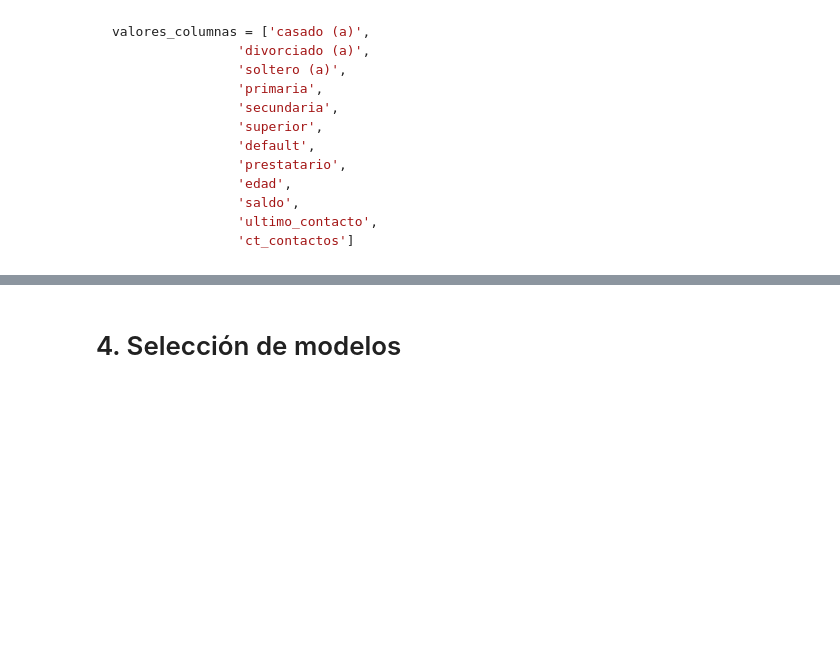
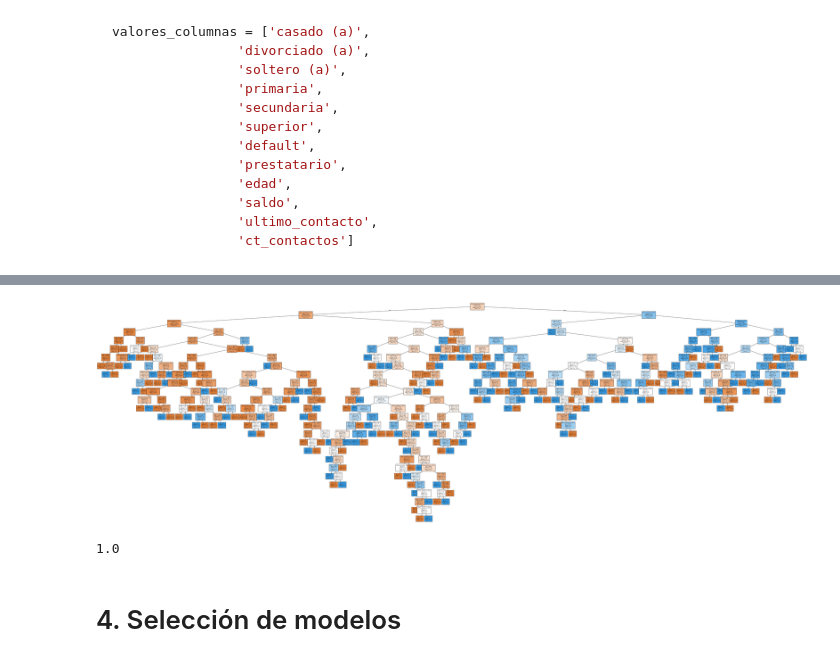
Before and after one commit to cmrondon2000/2160-aprendiendo-a-clasificar-datos-con-ml, a Jupyter notebook: Clasificacion_primeros_pasos.ipynb, the cells around one changed output, grey strips where cells are left out. Saved outputs shown, nothing was run; the diff lists cells and outputs as text; code cells hidden in the pictures; blank space fills up the shorter version.

```diff
--- a/Clasificacion_primeros_pasos.ipynb
+++ b/Clasificacion_primeros_pasos.ipynb
@@ -260,3 +303,12 @@ valores_columnas = ['casado (a)',
+# %%
+plt.figure(figsize=(80, 25))
+plot_tree(modelo_arbol, feature_names=valores_columnas, filled=True, class_names= ["no" , "si"],fontsize = 6 );
+# %% [output]
+[figure, added]
+# %%
+modelo_arbol.score(X_train, y_train)
+# %% [output]
+1.0
 # %% [markdown]
 # 4. Selección de modelos
 # %% [markdown]
```
Also changed, not shown: parts of 9 cells of this notebook.
